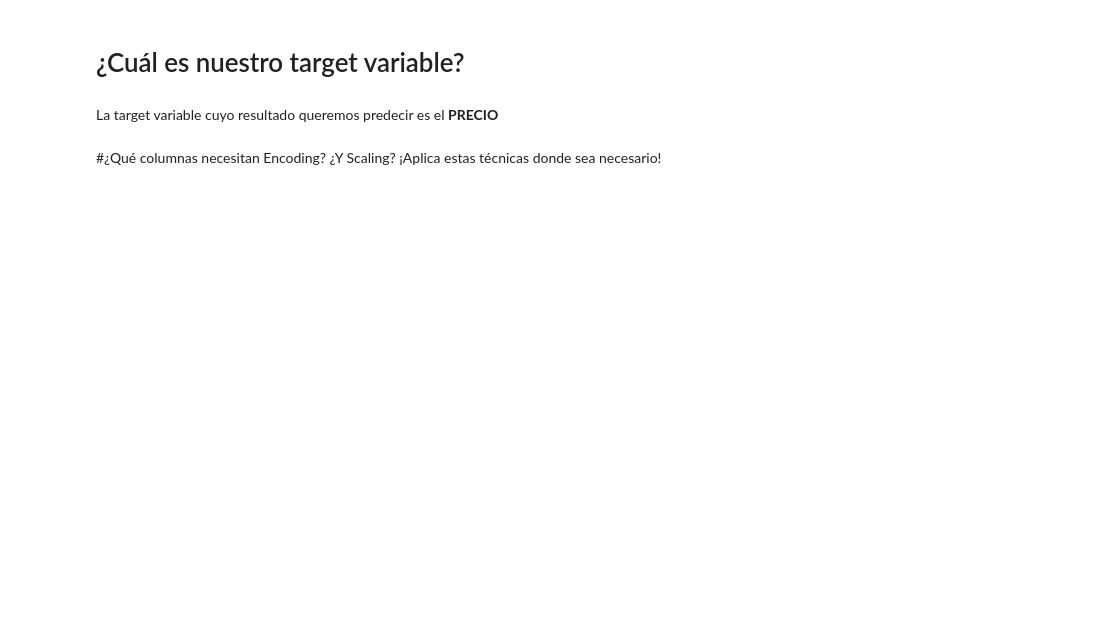
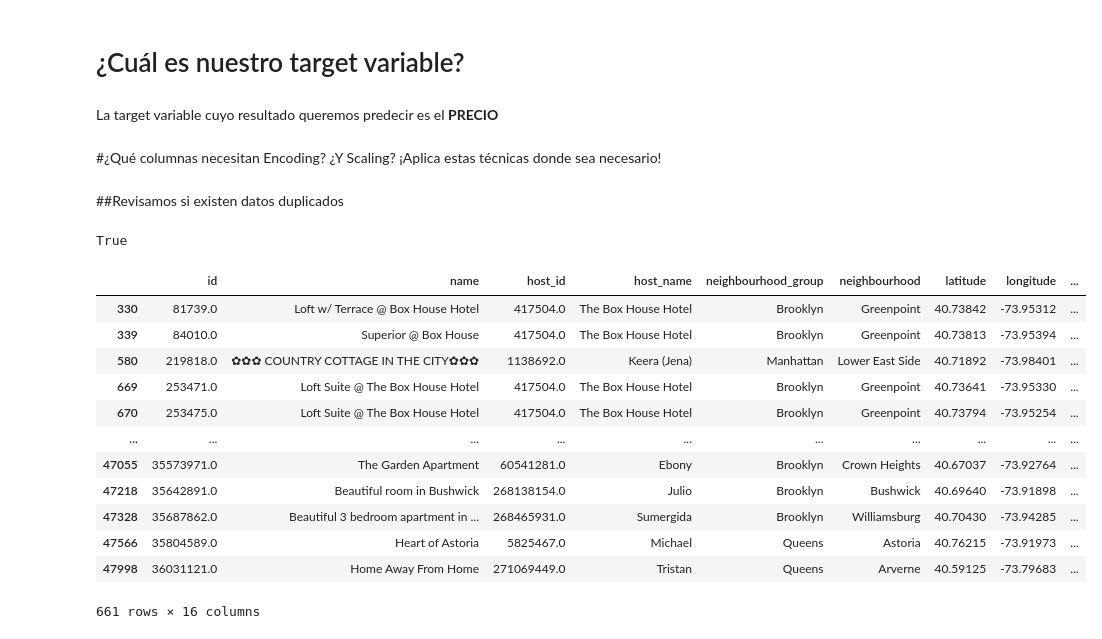
Before and after one commit to Garcialejan/Data-Science-with-Python, a Jupyter notebook: Projects/Linear_regresion/Ejercicio_2/Ejercicio2.ipynb, the cells around one changed output. Drawn from its saved outputs; the diff is of its cells as text; code cells hidden in the pictures; blank space fills up the shorter version.

```diff
--- a/Projects/Linear_regresion/Ejercicio_2/Ejercicio2.ipynb
+++ b/Projects/Linear_regresion/Ejercicio_2/Ejercicio2.ipynb
@@ -99,3 +106,27 @@ Como he comentado anteriormente, las feature variables de `id` `name`	`host_id`
 La target variable cuyo resultado queremos predecir es el **PRECIO**
 # %% [markdown]
 #¿Qué columnas necesitan Encoding? ¿Y Scaling? ¡Aplica estas técnicas donde sea necesario!
+# %% [markdown]
+##Revisamos si existen datos duplicados
+# %%
+df["name"].duplicated().any()
+# %% [output]
+True
+# %%
+filtro = df["name"].duplicated() == True
+# %%
+df.where(filtro).dropna()
+# %% [output]
+|  | id | name | host_id | host_name | neighbourhood_group | neighbourhood | latitude | longitude | ... |
+| 330 | 81739.0 | Loft w/ Terrace @ Box House Hotel | 417504.0 | The Box House Hotel | Brooklyn | Greenpoint | 40.73842 | -73.95312 | ... |
+| 339 | 84010.0 | Superior @ Box House | 417504.0 | The Box House Hotel | Brooklyn | Greenpoint | 40.73813 | -73.95394 | ... |
+| 580 | 219818.0 | ✿✿✿ COUNTRY COTTAGE IN THE CITY✿✿✿ | 1138692.0 | Keera (Jena) | Manhattan | Lower East Side | 40.71892 | -73.98401 | ... |
+| 669 | 253471.0 | Loft Suite @ The Box House Hotel | 417504.0 | The Box House Hotel | Brooklyn | Greenpoint | 40.73641 | -73.95330 | ... |
+| 670 | 253475.0 | Loft Suite @ The Box House Hotel | 417504.0 | The Box House Hotel | Brooklyn | Greenpoint | 40.73794 | -73.95254 | ... |
+| ... | ... | ... | ... | ... | ... | ... | ... | ... | ... |
+| 47055 | 35573971.0 | The Garden Apartment | 60541281.0 | Ebony | Brooklyn | Crown Heights | 40.67037 | -73.92764 | ... |
+| 47218 | 35642891.0 | Beautiful room in Bushwick | 268138154.0 | Julio | Brooklyn | Bushwick | 40.69640 | -73.91898 | ... |
+| 47328 | 35687862.0 | Beautiful 3 bedroom apartment in ... | 268465931.0 | Sumergida | Brooklyn | Williamsburg | 40.70430 | -73.94285 | ... |
+| 47566 | 35804589.0 | Heart of Astoria | 5825467.0 | Michael | Queens | Astoria | 40.76215 | -73.91973 | ... |
+| 47998 | 36031121.0 | Home Away From Home | 271069449.0 | Tristan | Queens | Arverne | 40.59125 | -73.79683 | ... |
+661 rows × 16 columns
```
Also changed, not shown: parts of 20 cells of this notebook.
